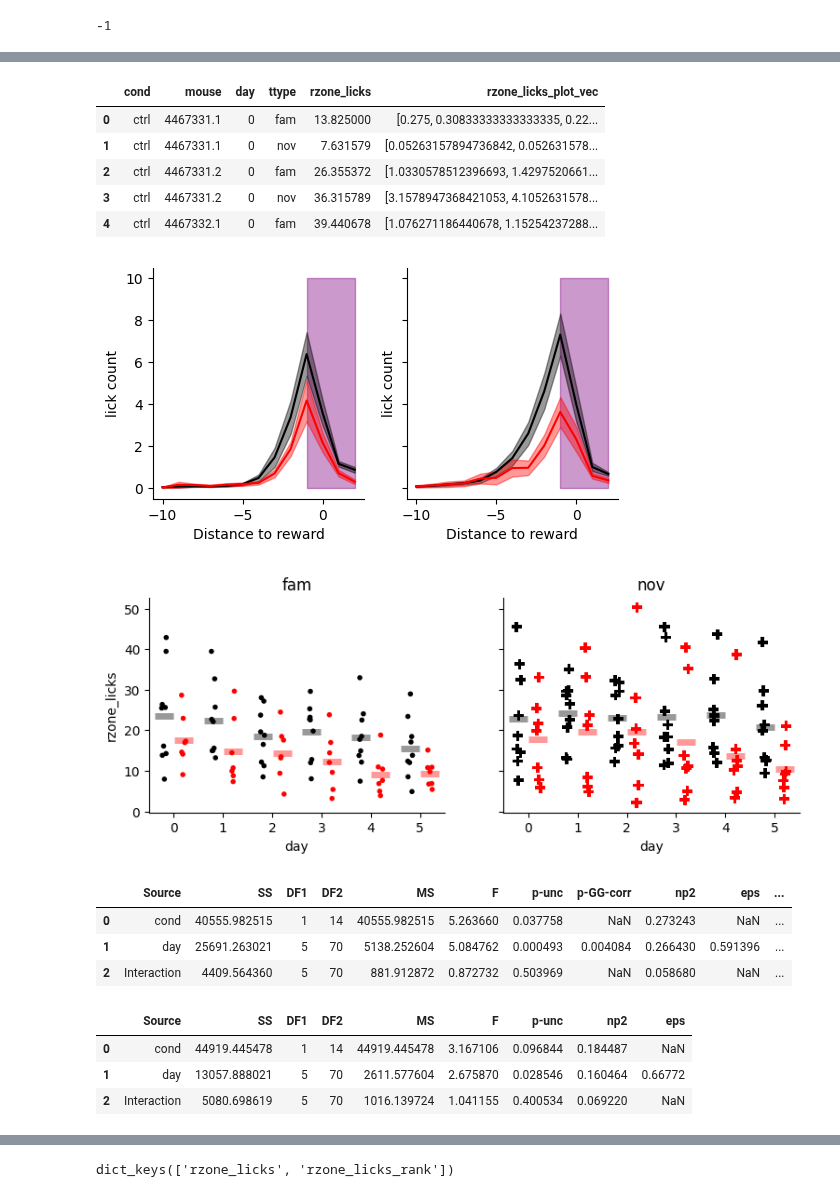
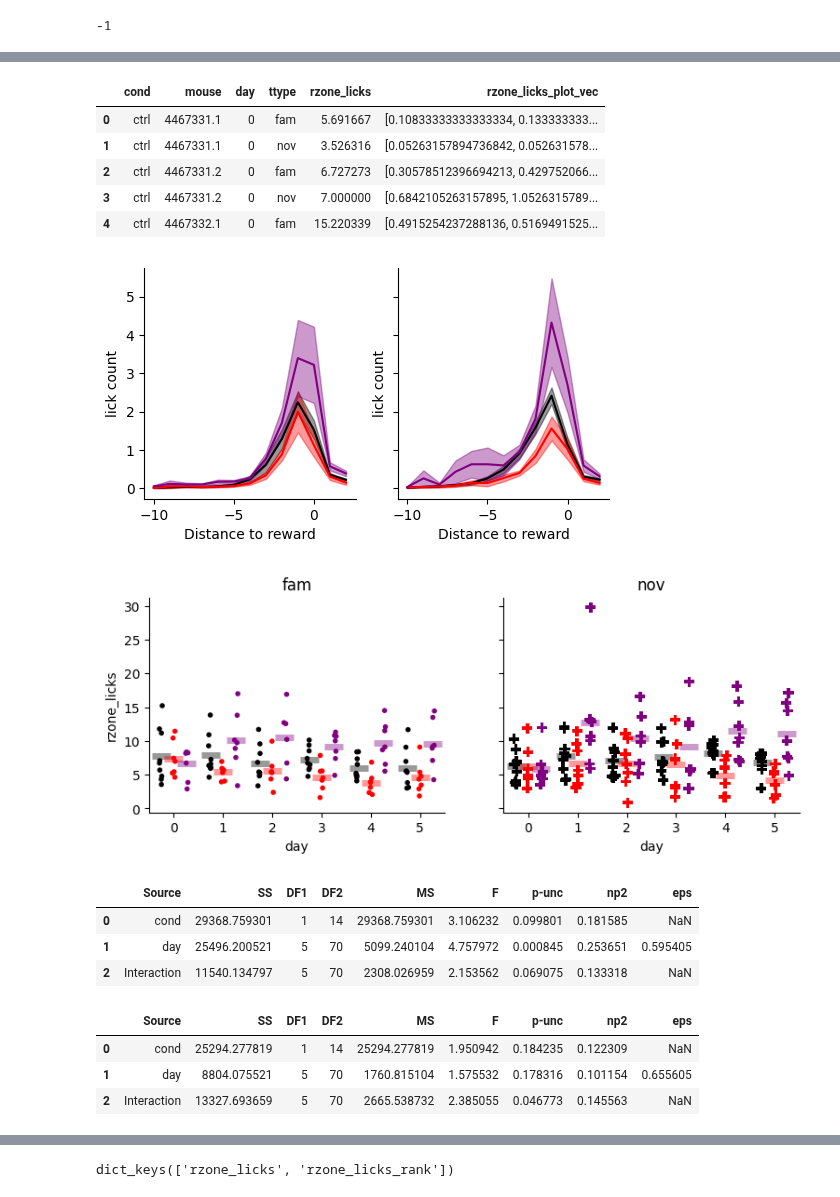
Before and after one commit to GiocomoLab/STX3KO_analyses, a Jupyter notebook: notebooks/figure1/lick_rate.ipynb, the cells around one changed output, grey strips where cells are left out. Saved outputs shown, nothing was run; the diff lists cells and outputs as text; code cells hidden in the pictures.

```diff
--- a/notebooks/figure1/lick_rate.ipynb
+++ b/notebooks/figure1/lick_rate.ipynb
@@ -14,6 +14,7 @@ import STX3KO_analyses as stx
 
 ko_mice = stx.ymaze_sess_deets.ko_mice
 ctrl_mice = stx.ymaze_sess_deets.ctrl_mice
+sparse_mice = stx.ymaze_sess_deets.sparse_mice
 
 plt.rcParams['pdf.fonttype']=42
 
@@ -43,14 +44,18 @@ sess.novel_arm
 # %%
 rows = []
 x = np.arange(-10,3)
-for (cond, mice) in zip(('ctrl', 'ko'), (ctrl_mice, ko_mice)):
+for (cond, mice) in zip(('ctrl', 'ko', 'sparse'), (ctrl_mice, ko_mice, sparse_mice)):
     for day in range(6):
+
         print(day)
         for mouse in mice:
+
+            if mouse == 'SparseKO_09' and day==2:
+                continue
             print(mouse)
-            sess = stx.utilities.load_vr_day(mouse, day, trial_mat_keys = ('nonconsum_licks','licks_sum'),verbose = False, pkldir = '/mnt/BigDisk/YMaze_VR_Pkls/')
-            if se
-            sess.novel_arm = stx.ymaze_sess_deets['']
+            sess = stx.utilities.load_vr_day(mouse, day, trial_mat_keys = ('nonconsum_licks','licks_sum', 'licks'),verbose = False, pkldir = '/mnt/BigDisk/YMaze_VR_Pkls/')
+            # if se
+            # sess.novel_arm = stx.ymaze_sess_deets['']
 
             bin_edges = sess.trial_matrices['bin_edges']
             right_rzone_front = np.argwhere((sess.rzone_late['tfront']<=bin_edges[1:])*(sess.rzone_late['tfront']>=bin_edges[:-1]))[0][0]
@@ -93,42 +112,42 @@ KeyError: 'licks_sum'
 df.head()
 # %% [output]
 |  | cond | mouse | day | ttype | rzone_licks | rzone_licks_plot_vec |
-| 0 | ctrl | 4467331.1 | 0 | fam | 13.825000 | [0.275, 0.30833333333333335, 0.22... |
-| 1 | ctrl | 4467331.1 | 0 | nov | 7.631579 | [0.05263157894736842, 0.052631578... |
-| 2 | ctrl | 4467331.2 | 0 | fam | 26.355372 | [1.0330578512396693, 1.4297520661... |
-| 3 | ctrl | 4467331.2 | 0 | nov | 36.315789 | [3.1578947368421053, 4.1052631578... |
-| 4 | ctrl | 4467332.1 | 0 | fam | 39.440678 | [1.076271186440678, 1.15254237288... |
+| 0 | ctrl | 4467331.1 | 0 | fam | 5.691667 | [0.10833333333333334, 0.133333333... |
+| 1 | ctrl | 4467331.1 | 0 | nov | 3.526316 | [0.05263157894736842, 0.052631578... |
+| 2 | ctrl | 4467331.2 | 0 | fam | 6.727273 | [0.30578512396694213, 0.429752066... |
+| 3 | ctrl | 4467331.2 | 0 | nov | 7.000000 | [0.6842105263157895, 1.0526315789... |
+| 4 | ctrl | 4467332.1 | 0 | fam | 15.220339 | [0.4915254237288136, 0.5169491525... |
 # %%
 day = 5
 
 x = np.arange(-10,3)
 fig, ax =plt.subplots(1,2, sharey=True, sharex=True, figsize=[6,3])
 
 
 ttype = 'fam'
 cond = 'ctrl'
-for cond, color in zip(('ctrl', 'ko'), ('black','red')):
+for cond, color in zip(('ctrl', 'ko', 'sparse'), ('black','red', 'purple')):
     for i, ttype in enumerate(('fam', 'nov')):
 
         mask = (df['cond']==cond) * (df['day']==day) * (df['ttype']==ttype)
 
         licks = np.vstack(df.loc[mask,'rzone_licks_plot_vec'].values)
 
 
         mu, sem = np.nanmean(licks, axis=0), sp.stats.sem(licks, axis=0, nan_policy='omit')
         ax[i].plot(x, mu, color=color)
         ax[i].fill_between(x, mu-sem, mu+sem, color=color, alpha=.4)
 
 for a in ax.flatten():
-    a.fill_betweenx([0,10], -1, 2, alpha=.4, color='purple', zorder=-10)
+    # a.fill_betweenx([0,10], -1, 2, alpha=.4, color='purple', zorder=-10)
     a.spines['top'].set_visible(False)
     a.spines['right'].set_visible(False)
 
     a.set_ylabel('lick count')
     a.set_xlabel('Distance to reward')
-fig.savefig(figdir / f"licks_v_position_day{day}.pdf")
+# fig.savefig(figdir / f"licks_v_position_day{day}.pdf")
 # %% [output]
-[figure, old version]
+[figure, new version]
 # %%
 
 
@@ -144,8 +163,8 @@ for i, nov in enumerate(('fam','nov')):
                 x='day',
                 y='rzone_licks',
                 hue='cond',
-                hue_order=('ctrl', 'ko'),
-                palette=['black', 'red'],
+                hue_order=('ctrl', 'ko','sparse'),
+                palette=['black', 'red','purple'],
                 dodge=True,
                 ax=ax[i], marker = marker, s=s,
                 legend=False)
@@ -157,9 +176,9 @@ for i, nov in enumerate(('fam','nov')):
               y='rzone_licks',
               errorbar=None,
               hue='cond',
-              hue_order = ['ctrl', 'ko'],
-              dodge = .4,
-              palette = ['black', 'red'],
+              hue_order = ['ctrl', 'ko', 'sparse'],
+              dodge = .5,
+              palette = ['black', 'red', 'purple'],
               ax=ax[i],
               linestyles="none",
               marker="_", markersize=15, markeredgewidth=5, legend=False, alpha=.4,
@@ -173,7 +192,7 @@ for a in ax:
 
 fig.savefig(figdir / "licks_summary.pdf")
 # %% [output]
-[figure, old version]
+[figure, new version]
 # %%
 df['rzone_licks_rank'] = df['rzone_licks'].rank()
 # %%
@@ -182,10 +201,10 @@ aov = pg.mixed_anova(data = df.loc[df['ttype']=='fam'], subject='mouse',
 
 aov
 # %% [output]
-|  | Source | SS | DF1 | DF2 | MS | F | p-unc | p-GG-corr | np2 | eps | ... |
-| 0 | cond | 40555.982515 | 1 | 14 | 40555.982515 | 5.263660 | 0.037758 | NaN | 0.273243 | NaN | ... |
-| 1 | day | 25691.263021 | 5 | 70 | 5138.252604 | 5.084762 | 0.000493 | 0.004084 | 0.266430 | 0.591396 | ... |
-| 2 | Interaction | 4409.564360 | 5 | 70 | 881.912872 | 0.872732 | 0.503969 | NaN | 0.058680 | NaN | ... |
+|  | Source | SS | DF1 | DF2 | MS | F | p-unc | np2 | eps |
+| 0 | cond | 29368.759301 | 1 | 14 | 29368.759301 | 3.106232 | 0.099801 | 0.181585 | NaN |
+| 1 | day | 25496.200521 | 5 | 70 | 5099.240104 | 4.757972 | 0.000845 | 0.253651 | 0.595405 |
+| 2 | Interaction | 11540.134797 | 5 | 70 | 2308.026959 | 2.153562 | 0.069075 | 0.133318 | NaN |
 # %%
 aov = pg.mixed_anova(data = df.loc[df['ttype']=='nov'], subject='mouse',
                      within='day', between='cond', dv='rzone_licks_rank')
@@ -193,6 +212,6 @@ aov = pg.mixed_anova(data = df.loc[df['ttype']=='nov'], subject='mouse',
 aov
 # %% [output]
 |  | Source | SS | DF1 | DF2 | MS | F | p-unc | np2 | eps |
-| 0 | cond | 44919.445478 | 1 | 14 | 44919.445478 | 3.167106 | 0.096844 | 0.184487 | NaN |
-| 1 | day | 13057.888021 | 5 | 70 | 2611.577604 | 2.675870 | 0.028546 | 0.160464 | 0.66772 |
-| 2 | Interaction | 5080.698619 | 5 | 70 | 1016.139724 | 1.041155 | 0.400534 | 0.069220 | NaN |
+| 0 | cond | 25294.277819 | 1 | 14 | 25294.277819 | 1.950942 | 0.184235 | 0.122309 | NaN |
+| 1 | day | 8804.075521 | 5 | 70 | 1760.815104 | 1.575532 | 0.178316 | 0.101154 | 0.655605 |
+| 2 | Interaction | 13327.693659 | 5 | 70 | 2665.538732 | 2.385055 | 0.046773 | 0.145563 | NaN |
```
Also changed, not shown: parts of 8 cells of this notebook, 5 other files.
